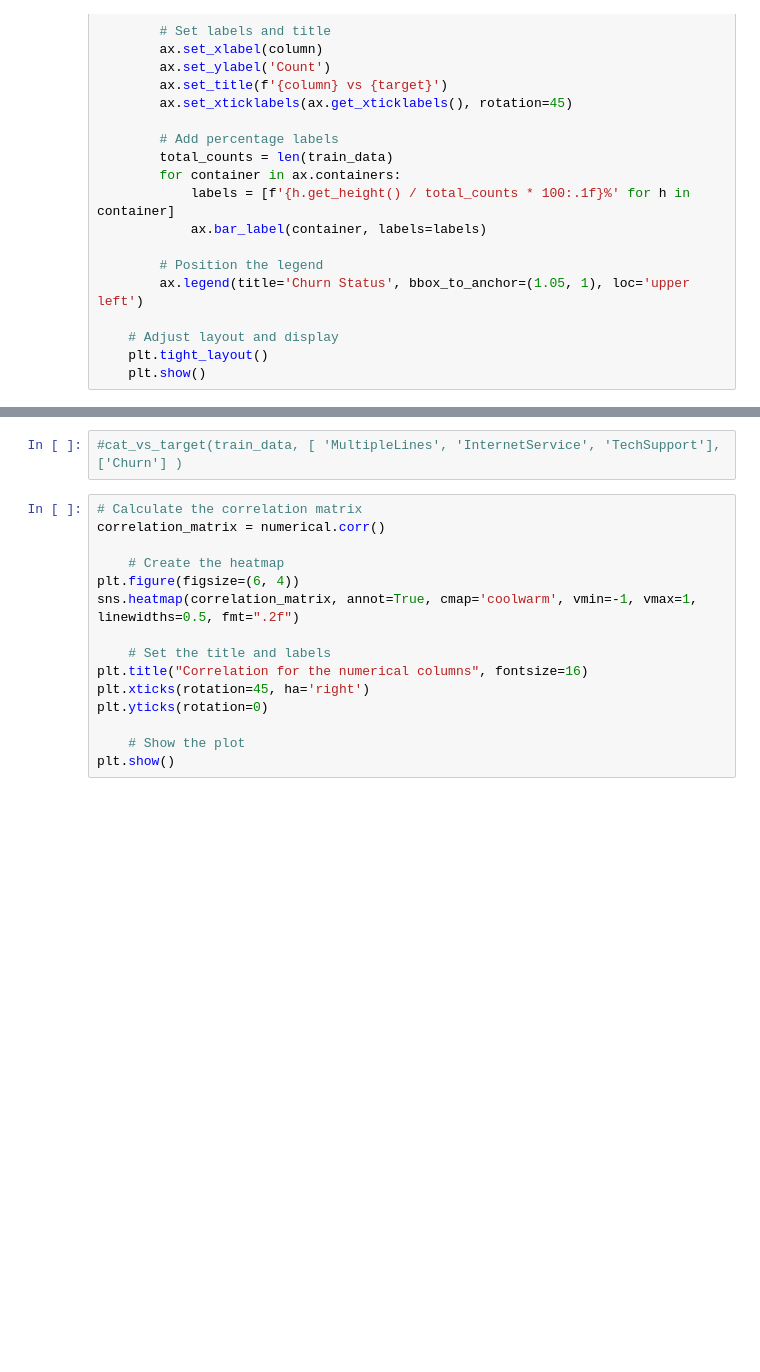
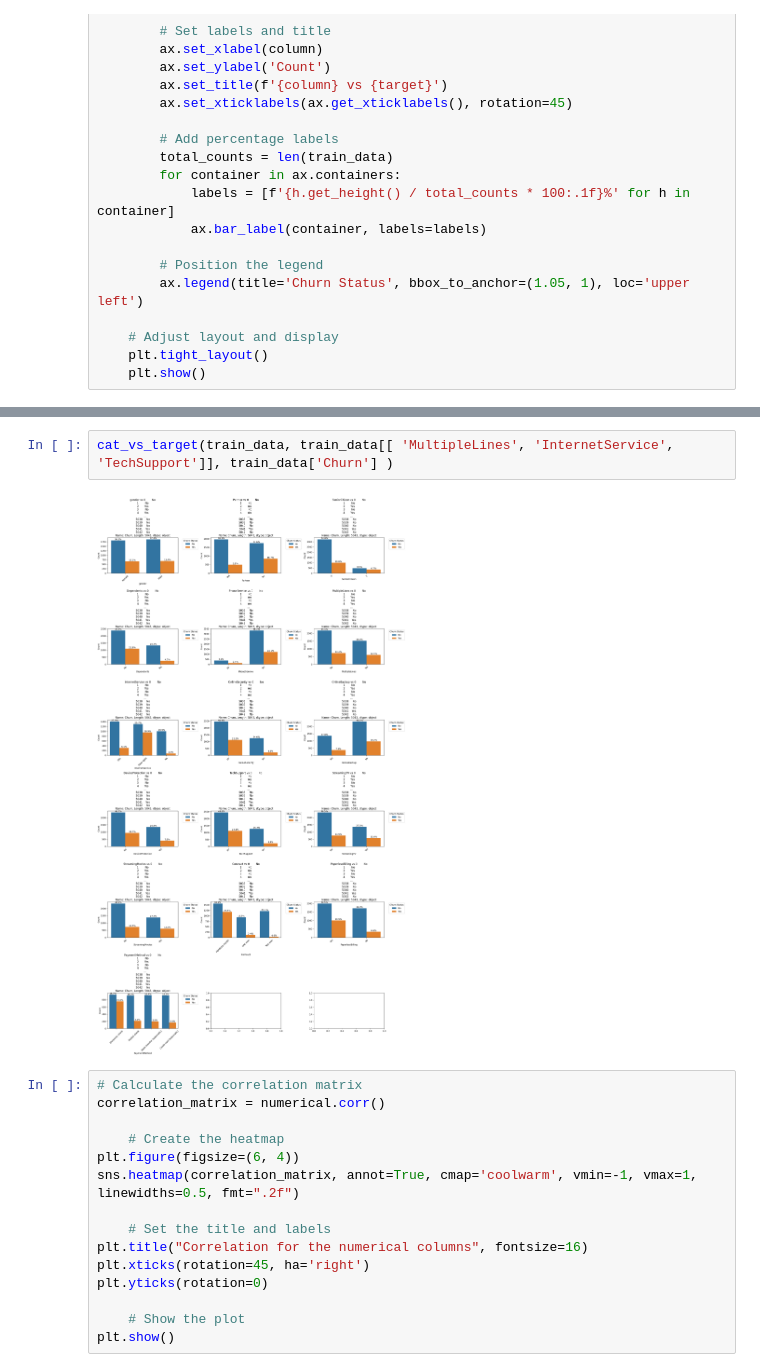
Before and after one commit to AninFreddy01/scalework_repo, a Jupyter notebook: tutorial_assignments/Telco_churn.ipynb, the cells around one changed output, grey strips where cells are left out. Drawn from its saved outputs; the diff is of its cells as text; blank space fills up the shorter version.

```diff
--- a/tutorial_assignments/Telco_churn.ipynb
+++ b/tutorial_assignments/Telco_churn.ipynb
@@ -708,5 +713,7 @@ def cat_vs_target(data, column, target):
 # %%
-#cat_vs_target(train_data, [ 'MultipleLines', 'InternetService', 'TechSupport'], ['Churn'] )
+cat_vs_target(train_data, train_data[[ 'MultipleLines', 'InternetService', 'TechSupport']], train_data['Churn'] )
+# %% [output]
+[figure, added]
 # %%
 # Calculate the correlation matrix
 correlation_matrix = numerical.corr()
```
Also changed, not shown: parts of 9 cells of this notebook, 1 other file.
